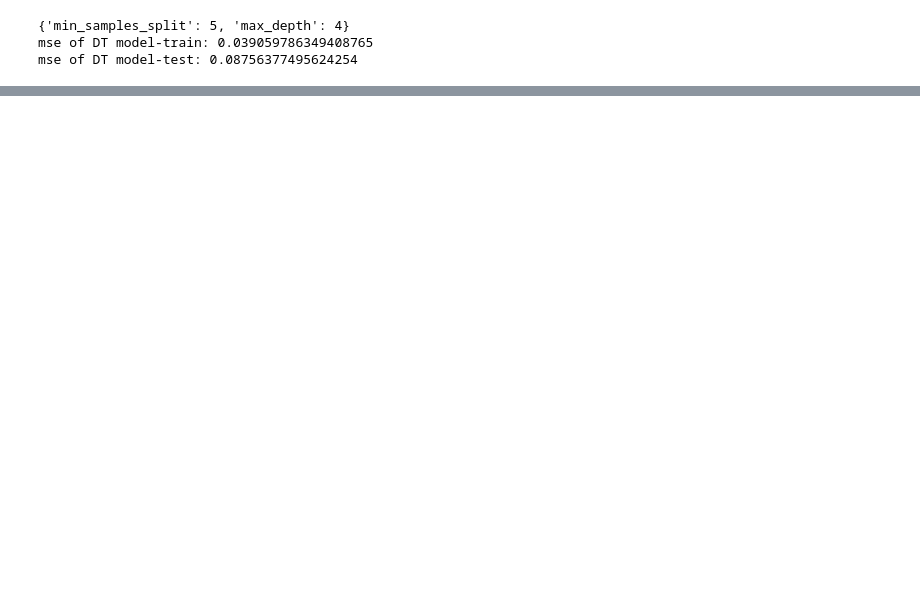
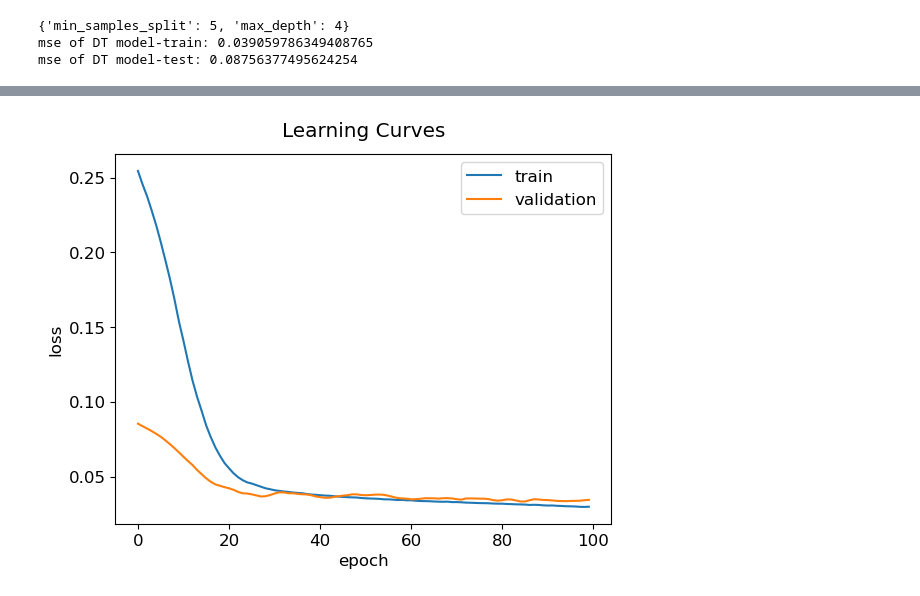
Before and after one commit to duongvnminh/MSE-542, a Jupyter notebook: MSE542_project.ipynb, the cells around one changed output, grey strips where cells are left out. Saved outputs shown, nothing was run; the diff lists cells and outputs as text; code cells hidden in the pictures; blank space fills up the shorter version.

```diff
--- a/MSE542_project.ipynb
+++ b/MSE542_project.ipynb
@@ -311,39 +321,41 @@ mse of DT model-test: 0.08756377495624254
 # %%
 ######### train ANN model ################
 #chose one single hindden layer, adam optimizer
+
+from tensorflow import keras
 from tensorflow.keras.models import Sequential
 from tensorflow.keras.layers import Dense
 from tensorflow.keras import Input
 from tensorflow.keras.wrappers.scikit_learn import KerasRegressor
 
-parameters = {
+parameters_3 = {
     'activation': ['relu', 'sigmoid', 'tanh', 'LeakyReLU'],
-    'units':[i for i in range(6,14)],
+    'units':[i for i in range(6, len(selected_features)+1)],
     "lr":(0.1,0.03,0.01,0.003,0.001,0.0003,0.0001)
 }
+
 
 def new_func(activation, units, lr):
     model = Sequential()
     model.add(Input(shape=x_train_norm.shape[1]))
     model.add(Dense(units=units, kernel_initializer='normal', activation=activation))
-    model.add(Dense(1, kernel_initializer='normal', activation='sigmoid'))
+    model.add(Dense(1, kernel_initializer='normal'))
     optimizer = keras.optimizers.Adam(lr=lr)
     model.compile(loss='mean_squared_error', optimizer=optimizer, metrics=['accuracy'])
 
     return model
 
-
-estimator = KerasRegressor(build_fn=new_func)
+estimator = KerasRegressor(build_fn=new_func, batch_size=50)
 
 rnd_search_cv_3 = RandomizedSearchCV(estimator=estimator,
-                                     param_distributions=parameters,
-                                     n_iter=20,
+                                     param_distributions=parameters_3,
+                                     n_iter=30,
                                      cv=5,
                                      verbose=0,
                                      n_jobs=-1,
                                      random_state=13)
 
-rnd_search_cv_3.fit(x_train_norm, y_train, epochs=50, batch_size=50)
+rnd_search_cv_3.fit(x_train_norm, y_train, epochs=50)
 
 opt_result = rnd_search_cv_3.best_params_
 print(opt_result)
@@ -368,0 +457,21 @@ BrokenProcessPool: A task has failed to un-serialize. Please ensure that the arg
+# %%
+opt_ann = new_func(units=opt_result['units'], lr=opt_result['lr'], activation=opt_result['activation'])
+
+history = opt_ann.fit(x_train_norm, y_train, validation_split=0.2, epochs=100, batch_size=50, verbose=0)
+
+plt.plot(range(100),history.history['loss'])
+plt.plot(range(100),history.history['val_loss'])
+plt.title('Learning Curves')
+plt.ylabel('loss')
+plt.xlabel('epoch')
+plt.legend(['train', 'validation'], loc='upper right')
+
+plt.savefig('model analysis.tif', bbox_inches = 'tight')
+plt.show()
+
+mse_ann_train = mse(y_train, opt_ann.predict(x_train_norm))
+mse_ann_test = mse(y_test, opt_ann.predict(x_test_norm))
+
+print('mse of ann model-train:', mse_ann_train)
+print('mse of ann model-test:', mse_ann_test)
+# %% [output]
@@ -368,0 +479 @@ BrokenProcessPool: A task has failed to un-serialize. Please ensure that the arg
+[figure, added]
```
Also changed, not shown: parts of 7 cells of this notebook, 3 other files.
